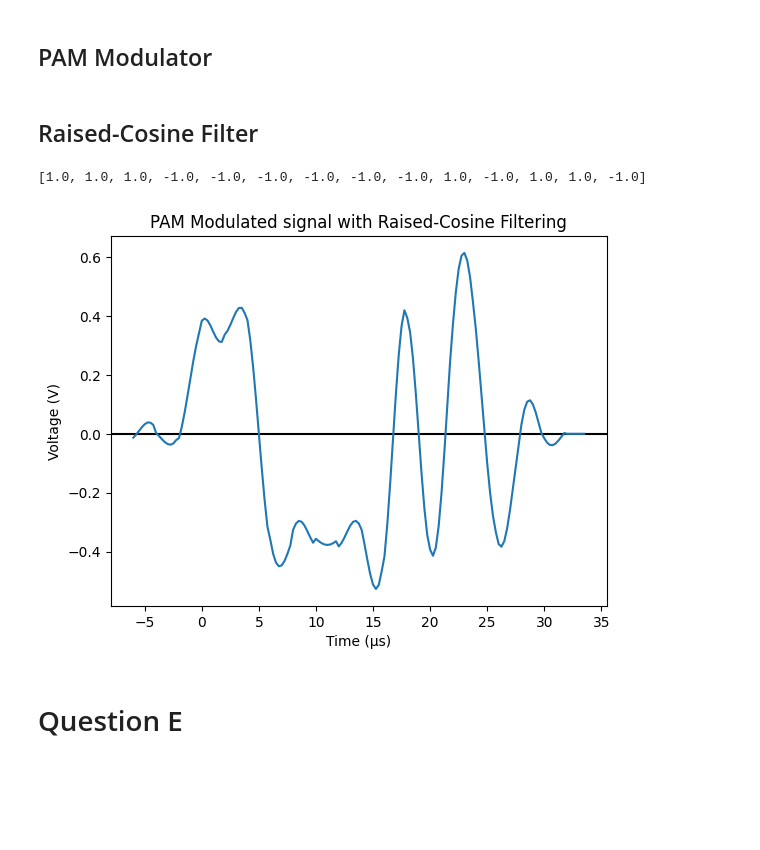
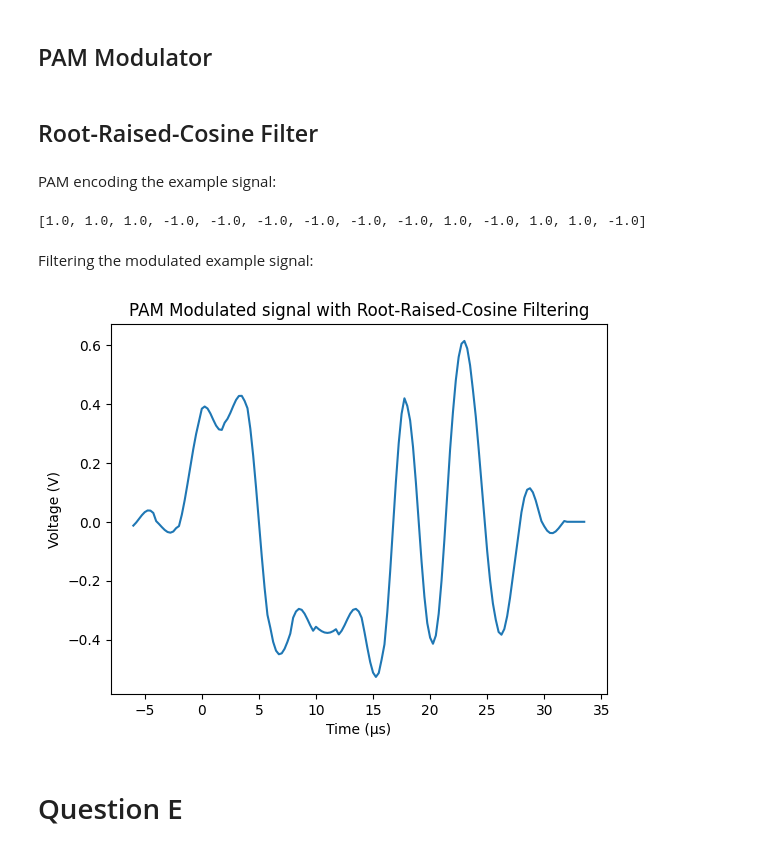
Before and after one commit to llamington/ENEL422-Lab, a Jupyter notebook: ENEL422_Lab.ipynb, the cells around one changed output. Cells and saved outputs as stored; diff of their text form; code cells hidden in the pictures; blank space fills up the shorter version.

```diff
--- a/ENEL422_Lab.ipynb
+++ b/ENEL422_Lab.ipynb
@@ -18,6 +18,7 @@ PAM_OUTPUT_LOWER = -1
 PAM_OUTPUT_UPPER = 1
 SYMBOL_RATE_S = 2e-6
 RAISED_COSINE_FILTER_ROLLOFF_FACTOR = 0.18
+RAISED_COSINE_FILTER_WINDOW_SIZE = 6
 OVERSAMPLING_FACTOR = 8
 CHANNEL_CUTOFF_HZ = 500e3
 ENERGY_PER_BIT_TO_NOISE_POWER_SPECTRAL_DENSITY_DB = 10
@@ -25,6 +26,8 @@ ENERGY_PER_BIT_TO_NOISE_POWER_SPECTRAL_DENSITY_DB_START = 0
 ENERGY_PER_BIT_TO_NOISE_POWER_SPECTRAL_DENSITY_DB_STOP = 10
 NUM_ENERGY_PER_BIT_TO_NOISE_POWER_SPECTRAL_DENSITY_DB = 20
 EXAMPLE_USER_DATA = np.array([1, 1, 1, 0, 0, 0, 0, 0, 0, 1, 0, 1, 1, 0])
+NOISE_RNG_SEED = 0
+EYE_DIAGRAM_INPUT_LENGTH = 1_000_000
 # %% [markdown]
 # Question D
 # %% [markdown]
@@ -114,7 +117,7 @@ class PulseAmplitudeModulator:
         bit_energy = code_energy / (code_amplitudes.size * self.code_length)
         return bit_energy
 # %% [markdown]
-## Raised-Cosine Filter
+## Root-Raised-Cosine Filter
 # %%
 class RootRaisedCosineFilter:
     """Represents a root raised cosine filter than can filter and unfilter signals"""
@@ -174,6 +177,8 @@ class RootRaisedCosineFilter:
         )
 
         return unfiltered_signal
+# %% [markdown]
+PAM encoding the example signal:
 # %%
 pulse_amplitude_modulator = PulseAmplitudeModulator(
     PAM_OUTPUT_LOWER, PAM_OUTPUT_UPPER, NUM_PAM_BITS
@@ -183,21 +188,25 @@ pam_encoded_example_signal = pulse_amplitude_modulator.encode(EXAMPLE_USER_DATA)
 pam_encoded_example_signal
 # %% [output]
 [1.0, 1.0, 1.0, -1.0, -1.0, -1.0, -1.0, -1.0, -1.0, 1.0, -1.0, 1.0, 1.0, -1.0]
+# %% [markdown]
+Filtering the modulated example signal:
 # %%
 raised_cosine_filter = RootRaisedCosineFilter(
-    SYMBOL_RATE_S, RAISED_COSINE_FILTER_ROLLOFF_FACTOR, OVERSAMPLING_FACTOR
+    SYMBOL_RATE_S,
+    RAISED_COSINE_FILTER_ROLLOFF_FACTOR,
+    OVERSAMPLING_FACTOR,
+    RAISED_COSINE_FILTER_WINDOW_SIZE,
 )
 time, filtered_example_signal = raised_cosine_filter.filter(pam_encoded_example_signal)
 time_us = time * 1e6
 
 fig, ax = plt.subplots()
 
-ax.axhline(color="black")
 ax.plot(time_us, filtered_example_signal)
-ax.set_title("PAM Modulated signal with Raised-Cosine Filtering")
+ax.set_title("PAM Modulated Signal with Root-Raised-Cosine Filtering")
 ax.set_ylabel("Voltage (V)")
 ax.set_xlabel("Time (μs)");
 # %% [output]
-[figure, old version]
+[figure, new version]
 # %% [markdown]
 # Question E
```
Also changed, not shown: parts of 9 cells of this notebook.
